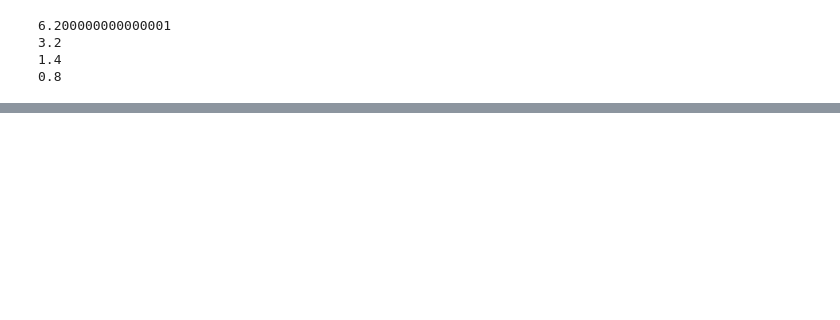
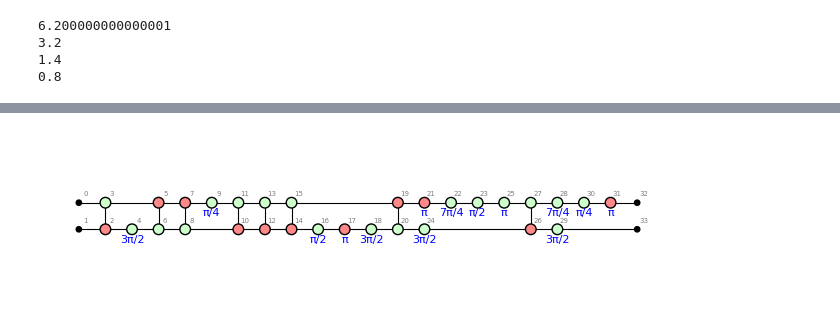
Before and after one commit to Sanj224/quantum-circuit-optimiser, a Jupyter notebook: notebooks/Documentation/documentation.ipynb, the cells around one changed output, grey strips where cells are left out. Saved outputs shown, nothing was run; the diff lists cells and outputs as text; code cells hidden in the pictures; blank space fills up the shorter version.

```diff
--- a/notebooks/Documentation/documentation.ipynb
+++ b/notebooks/Documentation/documentation.ipynb
@@ -146,4 +260,4 @@ best_diagram, best_cost, history = simulated_annealing.simulated_annealing_zx(
 # %%
-new_diagram = integration.qiskit_to_pyzx(circ)
-pyzx.draw(new_diagram)
+newfig = pyzx.draw(best_diagram, labels = True)
+display(newfig)
 # %% [output]
@@ -151,3 +264,4 @@ pyzx.draw(new_diagram)
+[figure, added]
 # %%
 circ2 = integration.pyzx_to_qiskit(best_diagram)
 circ2.draw("mpl")
```
Also changed, not shown: parts of 11 cells of this notebook, 2 other files.
